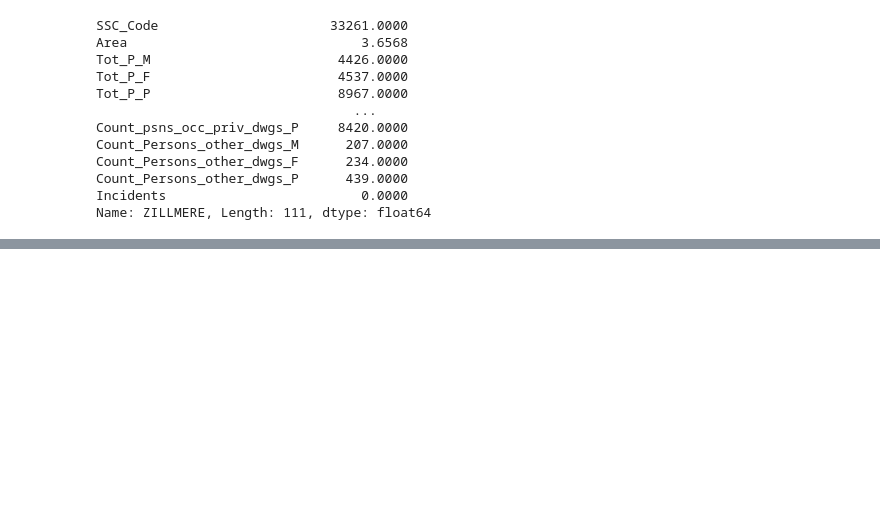
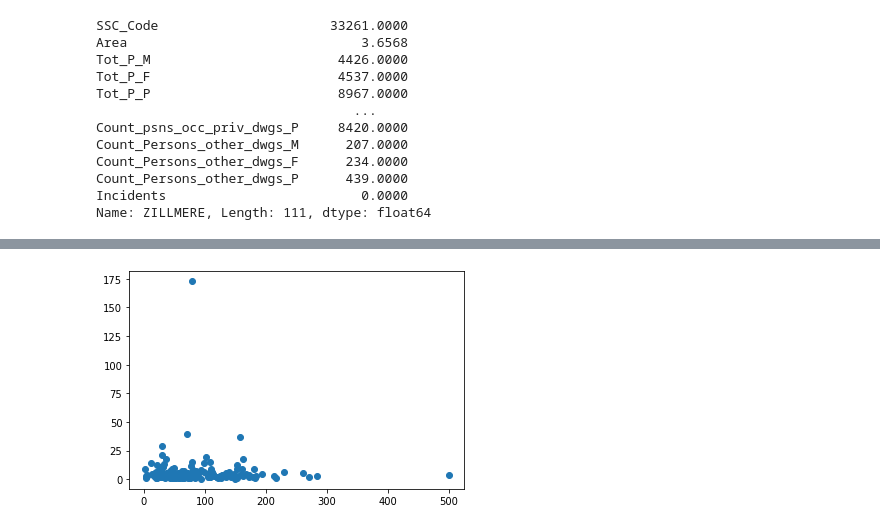
Before and after one commit to jkwaser/animal-complaints, a Jupyter notebook: AnimalComplaints.ipynb, the cells around one changed output, grey strips where cells are left out. Saved outputs shown, nothing was run; the diff lists cells and outputs as text; code cells hidden in the pictures; blank space fills up the shorter version.

```diff
--- a/AnimalComplaints.ipynb
+++ b/AnimalComplaints.ipynb
@@ -402,0 +391,5 @@ Finally,
+# %%
+# Restricting the data set to those areas we have complaint data for. Time to make the columns more intuitive.
+brisbanecombined = brisbanecombined.rename(columns={"Tot_P_M": "Male Pop", "Tot_P_F": "Female Pop", "Tot_P_P" : "Total Pop",
+                                                   "Age_0_4_yr_M":"<4M", "Age_0_4_yr_F":"<4F", "Age_0_4_yr_P":"<4T",
+                                                   "Age_5_14_yr_M":"5-14M", "Age_5_14_yr_F":"5-14F"})
@@ -402,0 +532,4 @@ Finally,
+# %%
+complaintsareas = plt.scatter(brisbanecomplaints["Complaints"].sort_values(), brisbanecomplaints["Area"])
+# %% [output]
+[figure, added]
```
Also changed, not shown: parts of 30 cells of this notebook.
